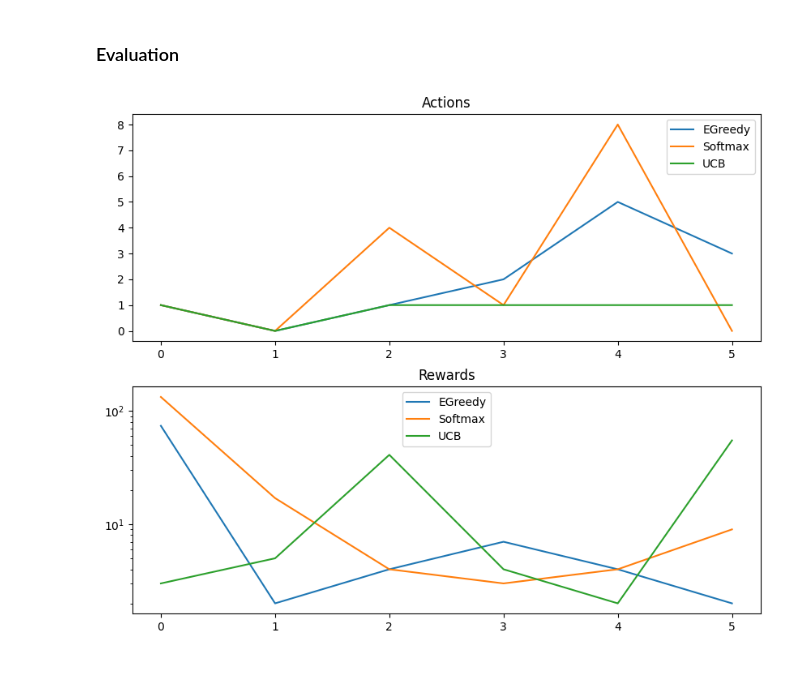
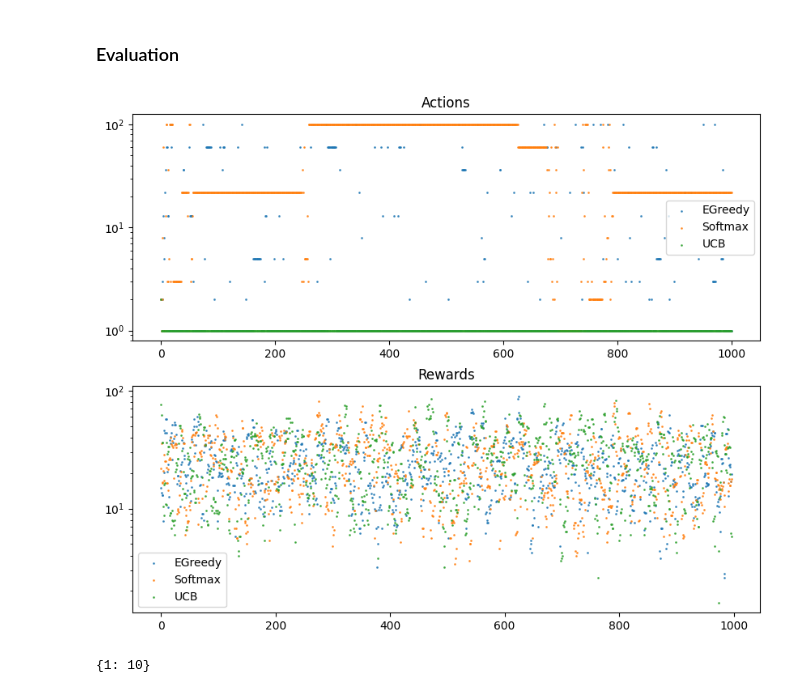
Before and after one commit to czyjtu/GUPB, a Jupyter notebook: mab-gupb.ipynb, the cells around one changed output. Drawn from its saved outputs; the diff is of its cells as text; code cells hidden in the pictures.

Commit message:
notebook different plots

```diff
--- a/mab-gupb.ipynb
+++ b/mab-gupb.ipynb
@@ -26,20 +26,22 @@ key = jax.random.PRNGKey(324)
 # %%
-def plot_resuls(results_dict: Dict, scatter: bool = True, smooth: int = 1):
+def plot_resuls(results_dict: Dict, action_map: Array, scatter: bool = True, smooth: int = 1):
     fig, ax = plt.subplots(2, 1, figsize=(10, 8))
     for agent_name, result in results_dict.items():
-        n_steps = len(result['actions'])
         rewards_smooth = jnp.convolve(jnp.array(result['rewards']), jnp.ones(smooth)/smooth, mode='valid')
+        actions = list(map(lambda a: action_map[int(a)], result['actions']))
         if scatter:
-            ax[0].scatter(range(len(result['actions'])), result['actions'], label=agent_name, s=1, alpha=0.75)
+            ax[0].scatter(range(len(actions)), actions, label=agent_name, s=1, alpha=0.75)
             ax[1].scatter(range(len(rewards_smooth)), rewards_smooth, label=agent_name, s=1, alpha=0.75)
         else:
-            ax[0].plot(range(len(result['actions'])), result['actions'], label=agent_name)
+            ax[0].plot(range(len(actions)), actions, label=agent_name)
             ax[1].plot(range(len(rewards_smooth)), rewards_smooth, label=agent_name)
     ax[0].set_title('Actions')
     ax[1].set_title('Rewards')
+    ax[0].set_yticks(action_map)
+    ax[0].set_yscale("log")
+    ax[1].set_yscale("log")
     ax[0].legend()
     ax[1].legend()
-    ax[1].set_yscale('log')
     plt.show()
 # %% [markdown]
 ## GUPB environment
@@ -175,7 +177,13 @@ with open(SAVE_PATH, 'w') as fp:
 # %% [markdown]
 ### Evaluation
 # %%
-results_loaded = json.load(open(SAVE_PATH, 'r'))
-plot_resuls(results_loaded, scatter=False, smooth=1)
+results_loaded = json.load(open("/Users/wciezobka/Downloads/mab-results-decay.json", 'r'))
+plot_resuls(results_loaded, decay_arms, scatter=True, smooth=5)
 # %% [output]
-[figure, old version]
+[figure, new version]
+# %%
+a = {1: 10, 2: 20}
+a.pop(2)
+a
+# %% [output]
+{1: 10}
```
Also changed, not shown: parts of 4 cells of this notebook.
